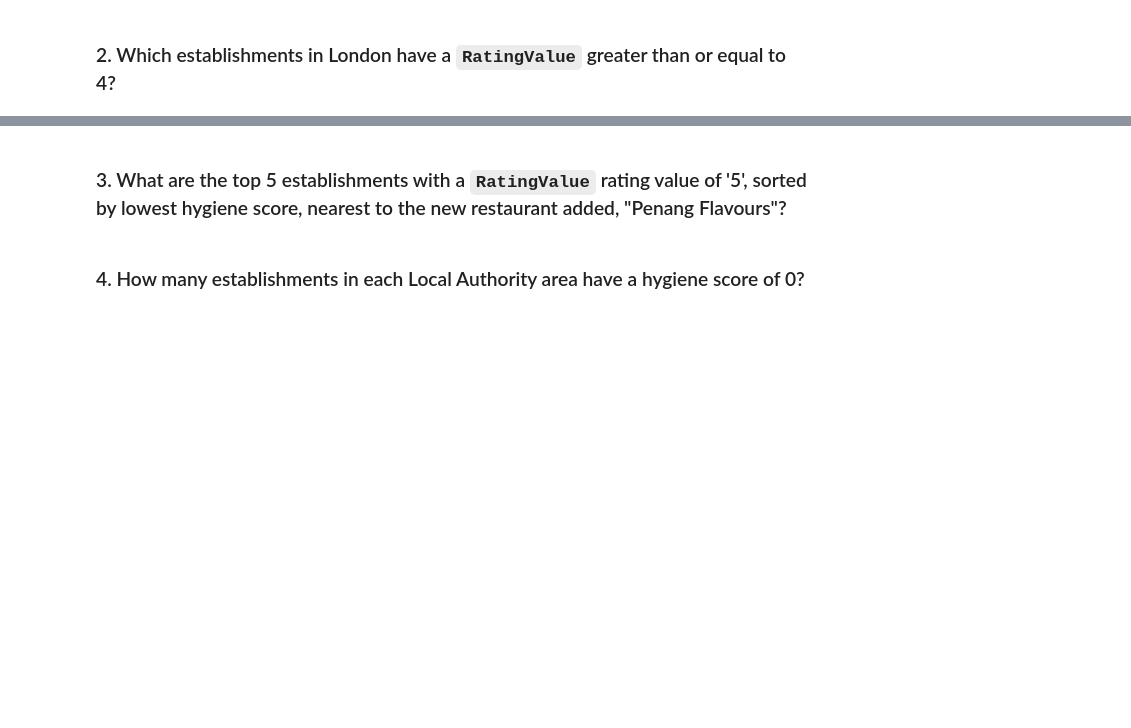
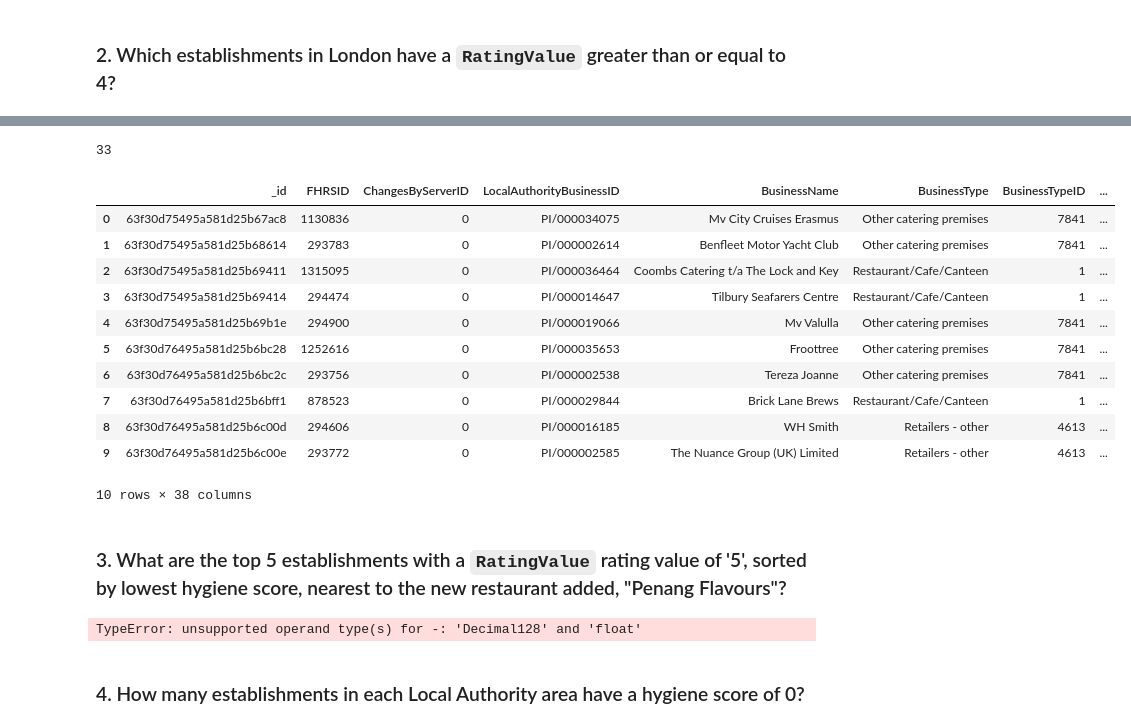
Before and after one commit to davidavid00/nosql-challenge, a Jupyter notebook: NoSQL_analysis_starter.ipynb, the cells around one changed output, grey strips where cells are left out. Drawn from its saved outputs; the diff is of its cells as text; code cells hidden in the pictures; blank space fills up the shorter version.

```diff
--- a/NoSQL_analysis_starter.ipynb
+++ b/NoSQL_analysis_starter.ipynb
@@ -87,8 +88,9 @@ hygiene_df.head(20)
 ### 2. Which establishments in London have a `RatingValue` greater than or equal to 4?
 # %%
 # Find the establishments with London as the Local Authority and has a RatingValue greater than or equal to 4.
-query =
-
+regex = re.compile(r".*London.*", re.IGNORECASE)
+query = {"LocalAuthorityName": regex, "RatingValue": {"$gte": "4"}}
 # Use count_documents to display the number of documents in the result
-
+print(establishments.count_documents(query))
 # Display the first document in the results using pprint
+pprint(establishments.find_one(query))
@@ -95,24 +115,53 @@ query =
 # %%
 # Convert the result to a Pandas DataFrame
-
+London_Rating_4_more = pd.json_normalize(establishments.find(query))
 # Display the number of rows in the DataFrame
-
+print(len(London_Rating_4_more))
 # Display the first 10 rows of the DataFrame
+London_Rating_4_more.head(10)
+# %% [output]
+33
+|  | _id | FHRSID | ChangesByServerID | LocalAuthorityBusinessID | BusinessName | BusinessType | BusinessTypeID | ... |
+| 0 | 63f30d75495a581d25b67ac8 | 1130836 | 0 | PI/000034075 | Mv City Cruises Erasmus | Other catering premises | 7841 | ... |
+| 1 | 63f30d75495a581d25b68614 | 293783 | 0 | PI/000002614 | Benfleet Motor Yacht Club | Other catering premises | 7841 | ... |
+| 2 | 63f30d75495a581d25b69411 | 1315095 | 0 | PI/000036464 | Coombs Catering t/a The Lock and Key | Restaurant/Cafe/Canteen | 1 | ... |
+| 3 | 63f30d75495a581d25b69414 | 294474 | 0 | PI/000014647 | Tilbury Seafarers Centre | Restaurant/Cafe/Canteen | 1 | ... |
+| 4 | 63f30d75495a581d25b69b1e | 294900 | 0 | PI/000019066 | Mv Valulla | Other catering premises | 7841 | ... |
+| 5 | 63f30d76495a581d25b6bc28 | 1252616 | 0 | PI/000035653 | Froottree | Other catering premises | 7841 | ... |
+| 6 | 63f30d76495a581d25b6bc2c | 293756 | 0 | PI/000002538 | Tereza Joanne | Other catering premises | 7841 | ... |
+| 7 | 63f30d76495a581d25b6bff1 | 878523 | 0 | PI/000029844 | Brick Lane Brews | Restaurant/Cafe/Canteen | 1 | ... |
+| 8 | 63f30d76495a581d25b6c00d | 294606 | 0 | PI/000016185 | WH Smith | Retailers - other | 4613 | ... |
+| 9 | 63f30d76495a581d25b6c00e | 293772 | 0 | PI/000002585 | The Nuance Group (UK) Limited | Retailers - other | 4613 | ... |
+10 rows × 38 columns
 # %% [markdown]
 ### 3. What are the top 5 establishments with a `RatingValue` rating value of '5', sorted by lowest hygiene score, nearest to the new restaurant added, "Penang Flavours"?
 # %%
 # Search within 0.01 degree on either side of the latitude and longitude.
 # Rating value must equal 5
 # Sort by hygiene score
+query = { "BusinessName": "Penang Flavours" }
+result = establishments.find(query)
+# save penang latitude and longitude
+for doc in result:
+    penang_lat = doc["geocode"]["latitude"]
+    penang_long = doc["geocode"]["longitude"]
 
 degree_search = 0.01
-latitude =
-longitude =
 
-query =
-sort =
+# Filter the MongoDB collection for restaurants with RatingValue of 5
+
+# Filter the MongoDB collection for restaurants with RatingValue of 5
+filter_query = {
+    'RatingValue': '5',
+    'geocode.latitude': {'$gt': {'$toDecimal':penang_lat - (0.01)}, '$lt': {'$toDecimal':penang_lat + (0.01)}},
+    'geocode.longitude': {'$gt': {'$toDecimal':penang_long - (0.01)}, '$lt': {'$toDecimal':penang_long + (0.01)}
+}}
+print(establishments.count_documents(filter_query))
+# # sort =
 
 # Print the results
+# %% [output]
+TypeError: unsupported operand type(s) for -: 'Decimal128' and 'float'
 # %%
 # Convert result to Pandas DataFrame
 # %% [markdown]
```
Also changed, not shown: parts of 3 cells of this notebook, 1 other file.
